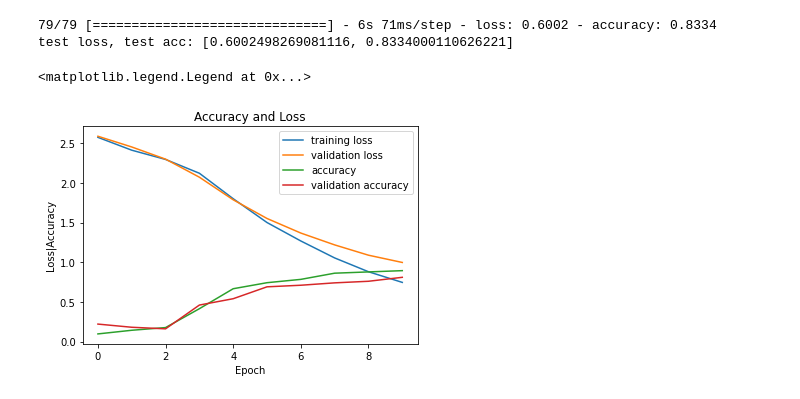
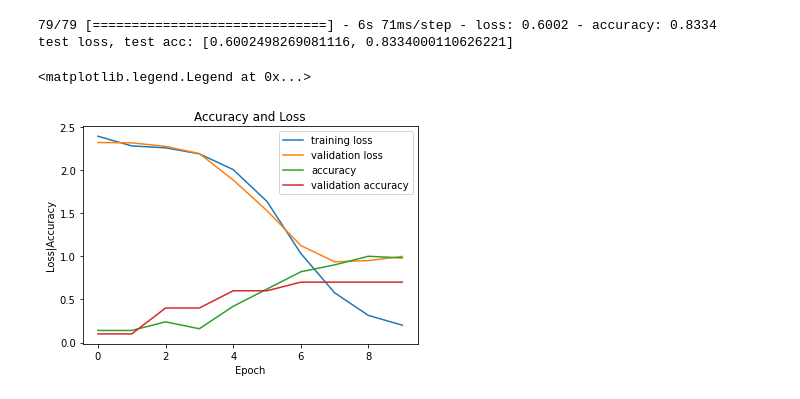
Before and after one commit to vutuanhai237/DynamicQNN, a Jupyter notebook: codes/baseline.ipynb, the cells around one changed output. Saved outputs shown, nothing was run; the diff lists cells and outputs as text; code cells hidden in the pictures.

```diff
--- a/codes/baseline.ipynb
+++ b/codes/baseline.ipynb
@@ -15,8 +15,8 @@ The autoreload extension is already loaded. To reload it, use:
   %reload_ext autoreload
 # %%
 (x_train, y_train), (x_test, y_test) = keras.datasets.mnist.load_data()
-x_val, y_val = x_train[500:600,:], y_train[500:600]
-x_train, y_train = x_train[:500,:], y_train[:500]
+x_val, y_val = x_train[50:60,:], y_train[50:60]
+x_train, y_train = x_train[:50,:], y_train[:50]
 # %%
 plt.imshow(x_train[0])
 # %% [output]
@@ -48,8 +60,8 @@ print(xq_val.shape)
 # %%
 # 4. One hot encoding label (Y)
-Y_train = np_utils.to_categorical(y_train, 10)
-Y_val = np_utils.to_categorical(y_val, 10)
-Y_test = np_utils.to_categorical(y_test, 10)
+y_train = np_utils.to_categorical(y_train, 10)
+y_val = np_utils.to_categorical(y_val, 10)
+y_test = np_utils.to_categorical(y_test, 10)
 print('Dữ liệu y ban đầu ', y_train[0])
-print('Dữ liệu y sau one-hot encoding ',Y_train[0])
+print('Dữ liệu y sau one-hot encoding ',y_train[0])
 # %% [output]
@@ -59,10 +76,10 @@ Dữ liệu y sau one-hot encoding  [0. 0. 0. 0. 0. 1. 0. 0. 0. 0.]
 cmodel = classical_part.classical_model()
 hmodel = classical_part.hybrid_model()
 # %%
-model.compile(loss='categorical_crossentropy',
+cmodel.compile(loss='categorical_crossentropy',
               optimizer='adam',
               metrics=['accuracy'])
-H = model.fit(X_train, Y_train, validation_data=(X_val, Y_val),
-          batch_size=32, epochs=10, verbose=1)
+H1 = cmodel.fit(x_train, y_train, validation_data=(x_val, y_val),
+          batch_size=4, epochs=10, verbose=1)
 # %% [output]
 Epoch 1/10
@@ -94,15 +138,15 @@ test loss, test acc: [0.6002498269081116, 0.8334000110626221]
 # %%
 # 8. Vẽ đồ thị loss, accuracy của traning set và validation set
 fig = plt.figure()
 numOfEpoch = 10
-plt.plot(np.arange(0, numOfEpoch), H.history['loss'], label='training loss')
-plt.plot(np.arange(0, numOfEpoch), H.history['val_loss'], label='validation loss')
-plt.plot(np.arange(0, numOfEpoch), H.history['accuracy'], label='accuracy')
-plt.plot(np.arange(0, numOfEpoch), H.history['val_accuracy'], label='validation accuracy')
+plt.plot(np.arange(0, numOfEpoch), H1.history['loss'], label='training loss')
+plt.plot(np.arange(0, numOfEpoch), H1.history['val_loss'], label='validation loss')
+plt.plot(np.arange(0, numOfEpoch), H1.history['accuracy'], label='accuracy')
+plt.plot(np.arange(0, numOfEpoch), H1.history['val_accuracy'], label='validation accuracy')
 plt.title('Accuracy and Loss')
 plt.xlabel('Epoch')
 plt.ylabel('Loss|Accuracy')
 plt.legend()
 # %% [output]
 <matplotlib.legend.Legend at 0x...>
-[figure, old version]
+[figure, new version]
```
Also changed, not shown: parts of 10 cells of this notebook.
